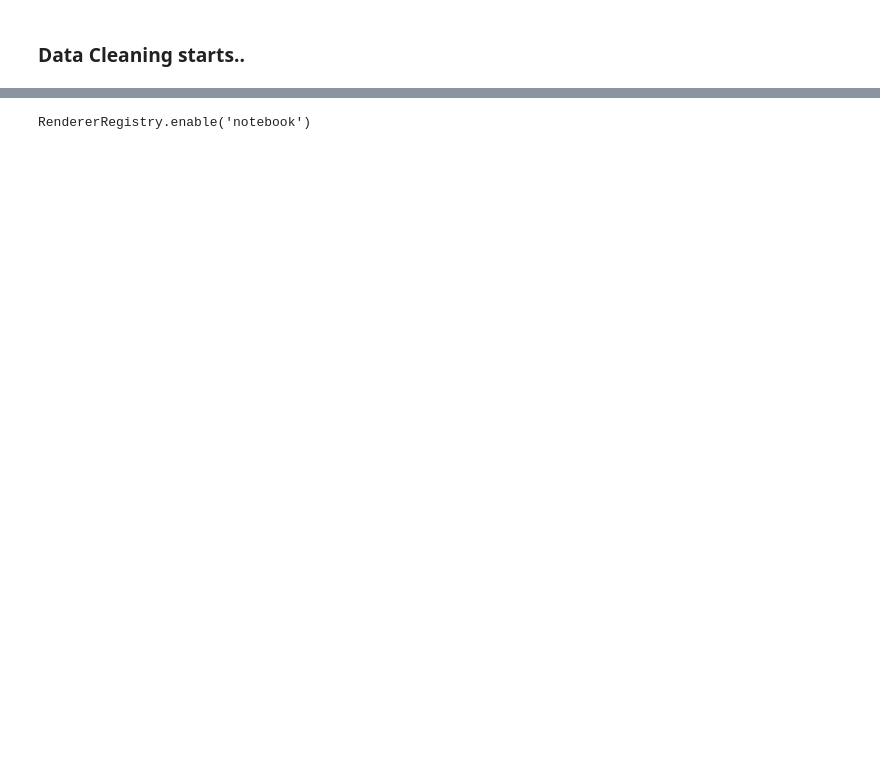
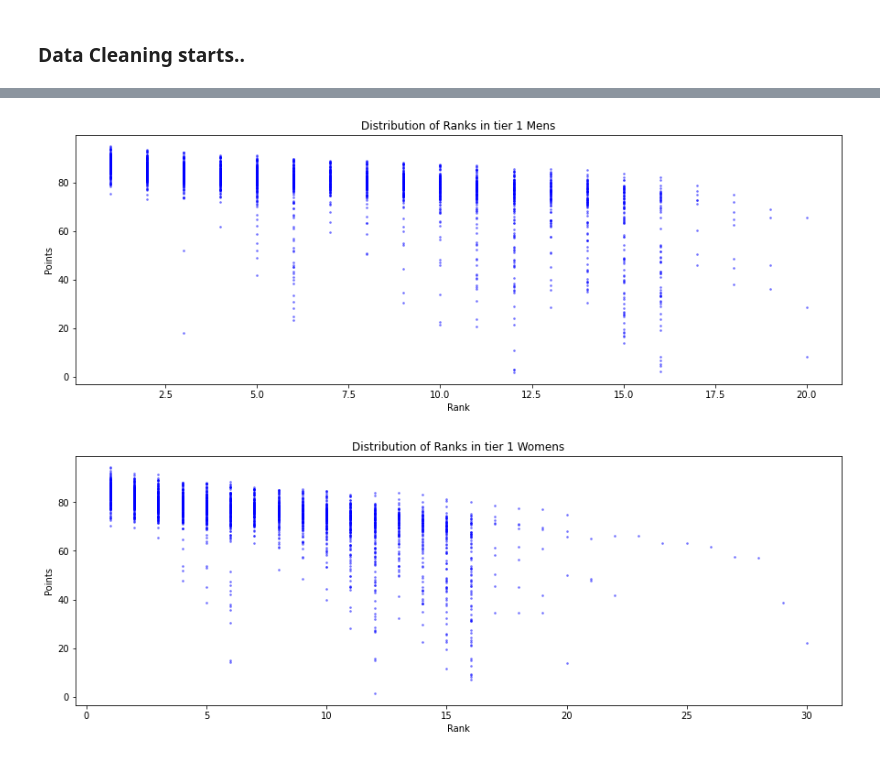
Before and after one commit to saurav193/Athlete_Rating, a Jupyter notebook: notebooks/wrangling.ipynb, the cells around one changed output, grey strips where cells are left out. Drawn from its saved outputs; the diff is of its cells as text; code cells hidden in the pictures; blank space fills up the shorter version.

Commit message:
updated notebook with prob dist

```diff
--- a/notebooks/wrangling.ipynb
+++ b/notebooks/wrangling.ipynb
@@ -42,7 +46,7 @@ len(final_df['Athlete/Comp'].unique()) ## Unique ID for athele => Data at Athlet
 # %% [output]
 21726
 # %%
-filtered_data = final_df[['Athlete/Comp','Metric','Finish','Gender','Temp - Air','Judge 1 Score','Judge 2 Score',
+filtered_data = final_df.loc[:, ['Athlete/Comp','Metric','Finish','Gender','Temp - Air','Judge 1 Score','Judge 2 Score',
                           'Judge 3 Score','Judge 4 Score','Judge 5 Score','Judge 6 Score - 1','Judge 7 Score - 1',
                           'Major Finalist','Major Medalist','Nation','Olympic Finalist','Olympic Medalist','Temp - Snow',
                           'Season','Season/Comp','Round','Wind']]
@@ -106,6 +92,9 @@ array(['2019-North American Cup 1', '2019-Canadian Selections 2',
 # %%
+#filtering the finals only
+filtered_data = filtered_data[filtered_data['Round'].str.lower().str.extract(r'.*(final).*', expand=False).notnull()]
+
 print(filtered_data.shape)
-
+#dividing competition data into 3 levels
 tier1_df = filtered_data[filtered_data['Season_Comp'].str.lower().str.extract(r'.*(world).*', expand=False).notnull() |\
                  filtered_data['Season_Comp'].str.lower().str.extract(r'.*(olympics).*', expand=False).notnull()]
 
@@ -169,0 +139,8 @@ Index(['Athlete_Comp', 'Athlete_name', 'Gender', 'age_yrs', 'Nation',
+# %%
+# Dividing into men and women
+tier1_df_M = tier1_df[tier1_df['Gender'] == "Men"]
+tier1_df_W = tier1_df[tier1_df['Gender'] == "Women"]
+tier2_df_M = tier2_df[tier2_df['Gender'] == "Men"]
+tier2_df_W = tier2_df[tier2_df['Gender'] == "Women"]
+tier3_df_M = tier3_df[tier3_df['Gender'] == "Men"]
+tier3_df_W = tier3_df[tier3_df['Gender'] == "Women"]
@@ -186,5 +157,17 @@ tier1_df.head()
-# %%
-import altair as alt
-alt.renderers.enable('notebook')
-# %% [output]
-RendererRegistry.enable('notebook')
+# %%
+plt.figure(figsize = (15,5))
+plt.scatter(tier1_df_M['Finish_Rank'], tier1_df_M['Score_Metric'], s =3, c = 'blue', alpha = 0.4)
+plt.xlabel("Rank")
+plt.ylabel("Points")
+plt.title("Distribution of Ranks in tier 1 Mens")
+plt.show()
+
+plt.figure(figsize = (15,5))
+plt.scatter(tier1_df_W['Finish_Rank'], tier1_df_W['Score_Metric'], s =3, c = 'blue', alpha = 0.4)
+plt.xlabel("Rank")
+plt.ylabel("Points")
+plt.title("Distribution of Ranks in tier 1 Womens")
+plt.show()
+# %% [output]
+[figure, added]
+[figure, added]
```
Also changed, not shown: parts of 23 cells of this notebook, 14 other files.
